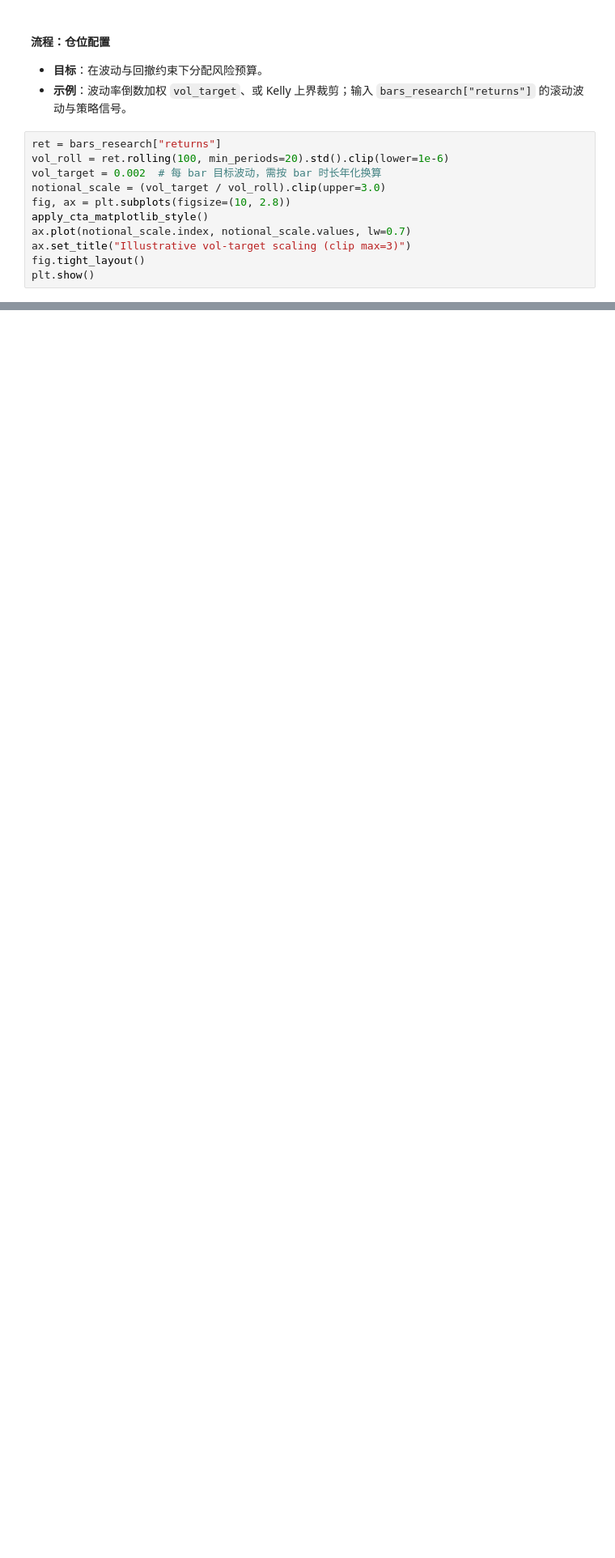
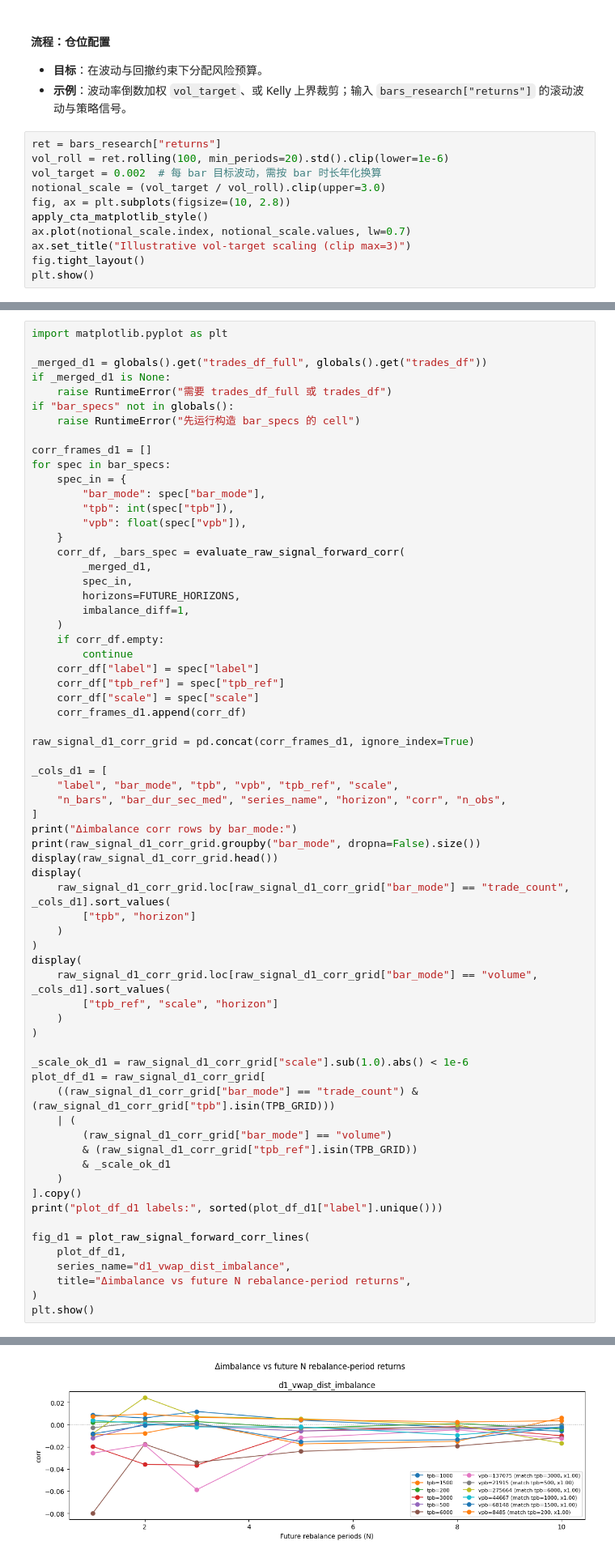
Before and after one commit to vincent-wat04/crypto_cta, a Jupyter notebook: notebooks/clean_signal_analysis.ipynb, the cells around one changed output, grey strips where cells are left out. Shown at 81% size. Saved outputs shown, nothing was run; the diff lists cells and outputs as text; blank space fills up the shorter version.

```diff
--- a/notebooks/clean_signal_analysis.ipynb
+++ b/notebooks/clean_signal_analysis.ipynb
@@ -1498,0 +1745,67 @@ plt.show()
+# %%
+import matplotlib.pyplot as plt
+
+_merged_d1 = globals().get("trades_df_full", globals().get("trades_df"))
+if _merged_d1 is None:
+    raise RuntimeError("需要 trades_df_full 或 trades_df")
+if "bar_specs" not in globals():
+    raise RuntimeError("先运行构造 bar_specs 的 cell")
+
+corr_frames_d1 = []
+for spec in bar_specs:
+    spec_in = {
+        "bar_mode": spec["bar_mode"],
+        "tpb": int(spec["tpb"]),
+        "vpb": float(spec["vpb"]),
+    }
+    corr_df, _bars_spec = evaluate_raw_signal_forward_corr(
+        _merged_d1,
+        spec_in,
+        horizons=FUTURE_HORIZONS,
+        imbalance_diff=1,
+    )
+    if corr_df.empty:
+        continue
+    corr_df["label"] = spec["label"]
+    corr_df["tpb_ref"] = spec["tpb_ref"]
+    corr_df["scale"] = spec["scale"]
+    corr_frames_d1.append(corr_df)
+
+raw_signal_d1_corr_grid = pd.concat(corr_frames_d1, ignore_index=True)
+
+_cols_d1 = [
+    "label", "bar_mode", "tpb", "vpb", "tpb_ref", "scale",
+    "n_bars", "bar_dur_sec_med", "series_name", "horizon", "corr", "n_obs",
+]
+print("Δimbalance corr rows by bar_mode:")
+print(raw_signal_d1_corr_grid.groupby("bar_mode", dropna=False).size())
+display(raw_signal_d1_corr_grid.head())
+display(
+    raw_signal_d1_corr_grid.loc[raw_signal_d1_corr_grid["bar_mode"] == "trade_count", _cols_d1].sort_values(
+        ["tpb", "horizon"]
+    )
+)
+display(
+    raw_signal_d1_corr_grid.loc[raw_signal_d1_corr_grid["bar_mode"] == "volume", _cols_d1].sort_values(
+        ["tpb_ref", "scale", "horizon"]
+    )
+)
+
+_scale_ok_d1 = raw_signal_d1_corr_grid["scale"].sub(1.0).abs() < 1e-6
+plot_df_d1 = raw_signal_d1_corr_grid[
+    ((raw_signal_d1_corr_grid["bar_mode"] == "trade_count") & (raw_signal_d1_corr_grid["tpb"].isin(TPB_GRID)))
+    | (
+        (raw_signal_d1_corr_grid["bar_mode"] == "volume")
+        & (raw_signal_d1_corr_grid["tpb_ref"].isin(TPB_GRID))
+        & _scale_ok_d1
+    )
+].copy()
+print("plot_df_d1 labels:", sorted(plot_df_d1["label"].unique()))
+
+fig_d1 = plot_raw_signal_forward_corr_lines(
+    plot_df_d1,
+    series_name="d1_vwap_dist_imbalance",
+    title="Δimbalance vs future N rebalance-period returns",
+)
+plt.show()
+# %% [output]
@@ -1498,0 +1854 @@ plt.show()
+[figure, added]
```
Also changed, not shown: parts of 36 cells of this notebook, 14 other files.
